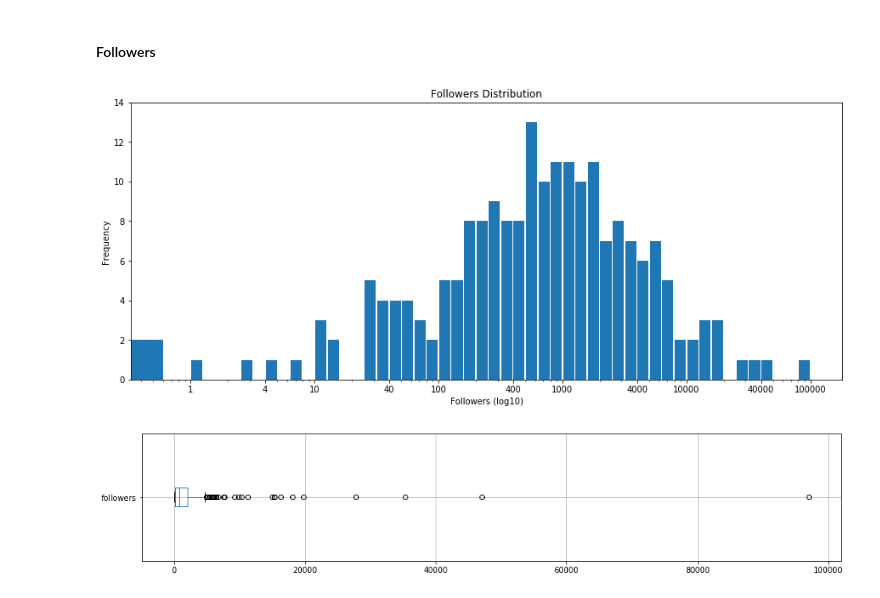
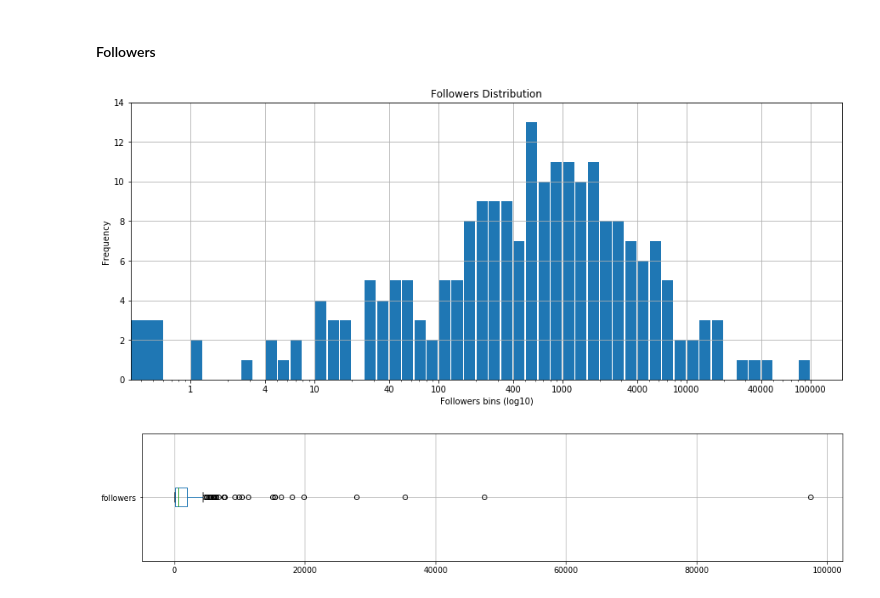
Before and after one commit to leanguardia/bolivian-music, a Jupyter notebook: Capstone-Project.ipynb, the cells around one changed output. Drawn from its saved outputs; the diff is of its cells as text; code cells hidden in the pictures.

```diff
--- a/Capstone-Project.ipynb
+++ b/Capstone-Project.ipynb
@@ -34,6 +33,6 @@ import seaborn as sns
 from ast import literal_eval
 %matplotlib inline
 # %%
-df = pd.read_csv('data/artists_flitered.csv')
+df = pd.read_csv('data/artists.csv')
 df.shape
 # %% [output]
@@ -156,24 +195,23 @@ No outliers found.
 # %%
 fig, ax = plt.subplots(1, 1, figsize=(15,6))
 plt.xscale('log')
 
 positive_followers = df.followers[df.followers > 0]
 no_followers = df[df.followers == 0].shape[0]
 positive_followers_log = np.log10(positive_followers)
 
 bin_edges = 10 ** np.arange(0, positive_followers_log.max()+0.1, 0.1)
 ax.hist(positive_followers, bins=bin_edges, rwidth=0.90)
 plt.bar(0.1, no_followers, width = 1)
 
 xticks = [1,4,10, 40, 100, 400, 1000, 4000, 10000, 40000, 100000]
 plt.xticks(xticks, xticks)
 yticks = np.arange(0, 16, 2)
 plt.yticks(yticks, yticks)
-plt.title("Followers Distribution")
-plt.ylabel("Frequency")
-plt.xlabel("Followers (log10)");
+plt.title("Followers Distribution"); plt.grid()
+plt.ylabel("Frequency"); plt.xlabel("Followers bins (log10)");
 # %% [output]
-[figure, old version]
+[figure, new version]
 # %%
 # Outliers
 ax = df.boxplot(column='followers', vert=False, figsize=(16,3));
```
Also changed, not shown: parts of 65 cells of this notebook.
